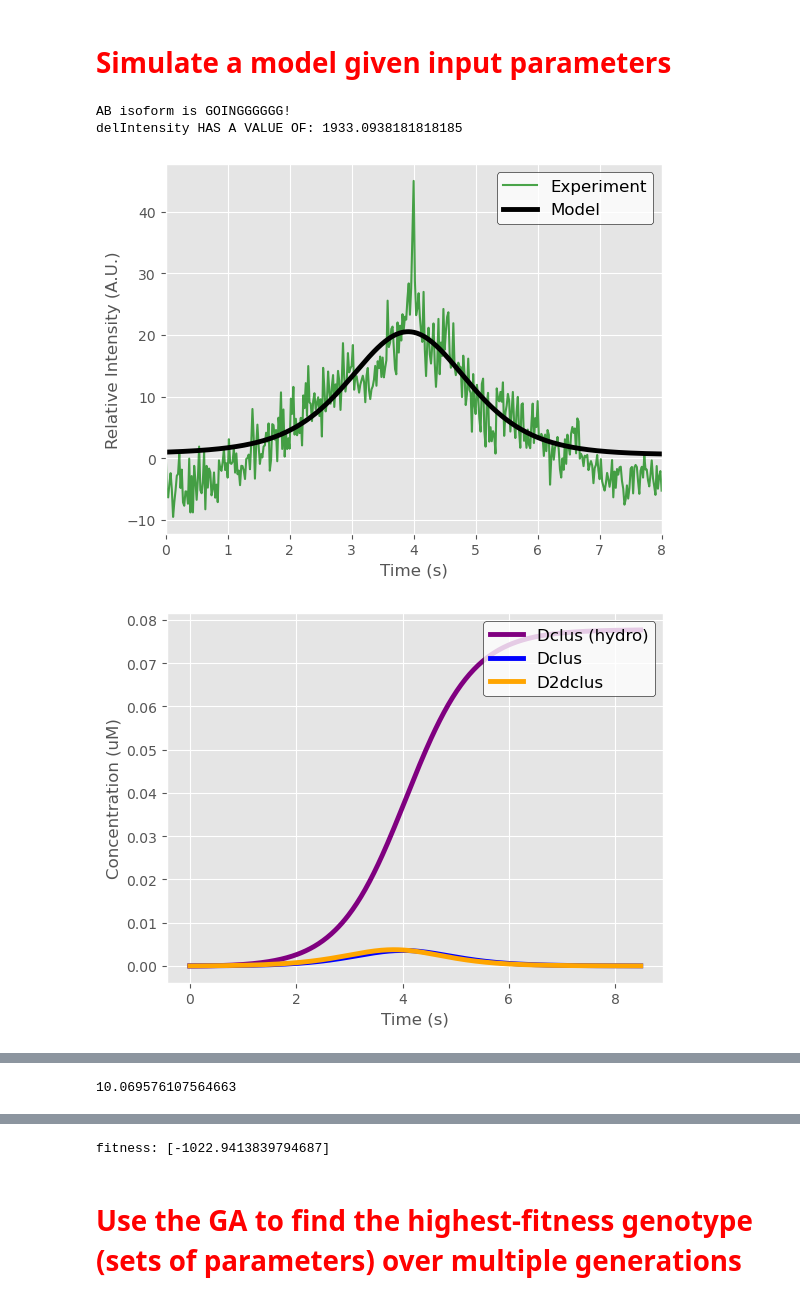
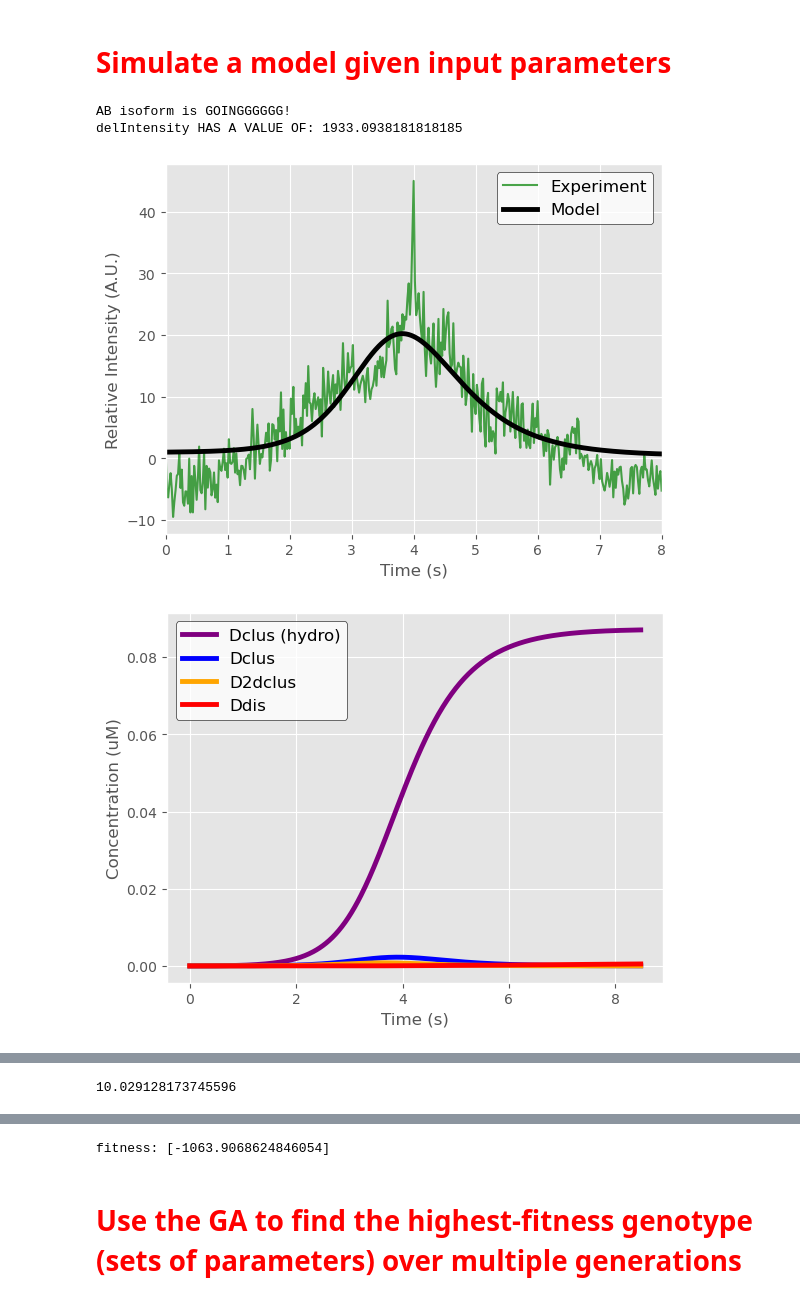
Before and after one commit to lanceman999/dynamin_model, a Jupyter notebook: PythonCode/dynamin1AB_opt_fullKinetics.ipynb, the cells around one changed output, grey strips where cells are left out. Drawn from its saved outputs; the diff is of its cells as text; code cells hidden in the pictures.

Commit message:
working model with DclusHydro disassembling into Ddis

```diff
--- a/PythonCode/dynamin1AB_opt_fullKinetics.ipynb
+++ b/PythonCode/dynamin1AB_opt_fullKinetics.ipynb
@@ -769,42 +775,61 @@ candidate_final2 = np.array([0.020076182135188293, 24.686547953296408, 10.355894
 #most accurate species trajectory with kfdis and kfdis_prop
 candidate_dis5 = np.array([0.015268039748554571, 18.929914002150742, 1.536418515305018, 0.049686738699049576, 0.4220449170869857, 0.2943462337274766, 2.6755418006052007, 475.5922143108078, 68.9547924241103, 0.0071658421916301444, 0.009240439826090862])
 # with just kfdis
-candidate_dis7 = np.array([0.19920998711116378, 2.172458861775014, 2.9066274491153634, 17.318879523082558, 0.0006238793591488535, 0.21955681915326522, 38.73909049381994, 987.2376930123029, 49.70569634607179, 0.00024031976565007057])
-candidate_dis8 = np.array([0.5411956490724477, 3.5542155931434856, 1.1473397389794797, 3.8748067871701473, 0.014675586617559183, 0.7626805858926015, 11.37207362768435, 779.2181385564895, 38.674519473645454, 3.2642401910064085e-05])
-candidate_dis9 = np.array([3, 6.612070855426677, 0.15649895570616687, 21.30740843580352, 0.31627377480721036, 0.692025451445385, 10.94815403529973, 300, 62.541188998838656, 1.4465371168314694e-05])
+#Dclus_hydro contributing to fluorescence
+candidate_dis8 = np.array([0.05905199403310263, 2.9491133723429157, 3.775805865079502, 0.24127437479708994, 0.08659788134051782, 0.003249889236085474, 0.0002789440392165226, 979.475393343128, 10, 0.4408237655722543])
+candidate_dis_9 = np.array([0.026386950446547732, 70.48428962717071, 0.08118544176913692, 0.05427007213943198, 0.6842332376309281, 0.0008280459632642564, 0.00013122349104411572, 775.0227161697709, 12.694086293327155, 0.6075078713720932])
+candidate_dis9 = np.array([0.3, 70.48428962717071, 0.08118544176913692, 0.05427007213943198, 0.6842332376309281, 0.01, 0.0001, 775.0227161697709, 12.694086293327155, 0.6075078713720932])
+
+#Dclus_hydro NOT contributing to fluorescence
+candidate_dis10 = np.array([0.03239656228082615, 6.889625563367709, 10.550307924179398, 2.7007391412671202, 0.2023328619812992, 0.008386938523196455, 0.07213078698635966, 727.13805173643, 78.12358037236638, 0.38791640018478646])
+blah = np.array([0.023855564124655938, 23.342755435287415, 12.74371144052579, 1.3413501922115778, 0.010130324510081938, 0.01, 0.013824835787247454, 547.1310300003734, 80, 0.0022623621604249103])
+blah2 = np.array([0.03339521491558783, 1, 9.39793269851037, 0.4713452690900984, 0.1244194178732287, 0.0072554761594620515, 0.01950888460163302, 706.0999389783, 60.314869396908534, 0.48356977251526284])
+blah3 = np.array([0.06561537729440706, 7.27191153135228, 7.456383415657705, 5.907820398424979, 0.3541058897799419, 0.008913820380738104, 0.022617271272939842, 858.2539742695121, 56.862132890244915, 0.09997494855914253])
+blah4 = np.array([0.04659476352450003, 1.6058275695110007, 15.232476685086569, 10.779187488257412, 0.011700914764712364, 0.01, 0.014425439364993105, 1000, 42.89761915286272, 0.022899055756944495])
+blah5 = np.array([0.010317287912605718, 1.2336348025241994, 21.002494929569462, 0.09568557596617458, 0.0708628834666231, 0.009728258956040075, 0.0230439163503699, 434.3572012589499, 80, 0.034711542720481534])
+blah6 = np.array([0.01, 28.304184082131947, 31.91931127935694, 0.4912933096664789, 0.6387814652271385, 0.009985833354753046, 0.01148473802568525, 601.6965536183433, 80, 0.06371691480437204])
+blah7= np.array([0.019361999205621514, 1.7273350721170946, 21.041956437778996, 1.2794450092564251, 0.01, 0.01, 0.039265546848484024, 654.2917433319169, 61.51123229097505, 0.0025683079773102576])
+blah8 = np.array([0.0674705768177257, 3.5450333501637723, 5.659474169166881, 3.1525445774695586, 0.026746623560939126, 0.008102404691699316, 0.034760816493483185, 772.9627552991186, 64.84236124492004, 0.13127831316834399])
+blah9 = np.array([0.021469241965722294, 1.4786955820175538, 18.059175088171905, 2.31590164858789, 0.28409729802539363, 0.01, 0.04196794920361128, 643.3828667213467, 68.08693182012982, 0.47050683142120203])
+# with kfhyd high!
+blah10 = np.array([0.061630557897458076, 9.554682617811217, 14.673761731777532, 8.730706018948034, 0.030332844899852225, 0.032181925280677044, 0.02878427342411131, 372.8251859382504, 33.492156736161355, 0.0013320900914738248])
 
 
 # With kfDisMem and kfDisSol
 candidate_dis15 = np.array([0.031125291248195016, 5.665743613735634, 0.34347141598353953, 0.07131743305199469, 0.014149415688032883, 0.000940617513160253, 0.0004285640906754287, 717.5787528498314, 15.348430090979056, 0.47422103729266996, 0.024225246925108863])
 candidate_dis16 = np.array([0.021999475852937708, 494.6695139106378, 1.1535014727960076, 0.09098922301252915, 0.6863109910033212, 0.001, 0.0009, 1000, 64.37251687355379, 0.5918253207854505, 0.01323448736678083])
-candidate_dis1_7 = np.array([0.03935367161302807, 500, 0.01, 0.1084318337635615, 0.014826171555181178, 0.0001, 1.0967483836687627e-05, 1000, 30.251459825356513, 0.16466654947577014, 0.8624047823688513])
-candidate_dis17 = np.array([0.03935367161302807, 500, 0.01, 0.1084318337635615, 0.014826171555181178, 0.001, 0.00009, 1000, 30.251459825356513, 0.16466654947577014, 0.8624047823688513])
-
+candidate_dis17 = np.array([0.03935367161302807, 500, 0.01, 0.1084318337635615, 0.014826171555181178, 0.0001, 1.0967483836687627e-05, 1000, 30.251459825356513, 0.16466654947577014, 0.8624047823688513])
+candidate_dis18 = np.array([0.03935367161302807, 500, 0.01, 0.1084318337635615, 0.014826171555181178, 0.001, 0.00009, 1000, 30.251459825356513, 0.16466654947577014, 0.8624047823688513])
 
 # With just kfDisSol
 candidate_disSol1 = np.array([0.04622496202645265, 15.95453482262027, 0.01, 0.10708620149704894, 0.01596975319160544, 0.0001, 0.001440003685100629, 1000, 13.965831077161015, 0.9198588969624103])
 candidate_disSol2 = np.array([0.03643364080662373, 19.05123449911862, 4.114467490044273, 0.14281108143501367, 0.0683267088184179, 0.004096299819781437, 0.005283392037707891, 649.839651577421, 22.676067949723873, 0.5731014718840878])
 candidate_disSol3 = np.array([0.0336295987688017, 27.15924668337768, 1.2001473705484622, 0.09497935525812057, 0.4536001270151421, 0.001, 0.0007014664913992817, 1000, 21.915571560977337, 0.6567453517940952])
+
+# With kfDisMem and kfDisSol but DclusHdyro NOT contributing to fluorescence!
+candidate__new = np.array([0.02044343880932403, 301.37185815291804, 0.0298594135386856, 0.04637585118278198, 0.35281905955785925, 0.0005079203776487649, 1.4764455292122713e-05, 665.853885622659, 33.731853251509236, 2, 0.2533920713021411])
+candidate_new = np.array([0.018551681590610734, 81.60121018102282, 0.04409058290608488, 0.04537321259213306, 0.25043079575046095, 0.0011316614627373406, 0.00026643209104534573, 309.9226744345679, 44.32361733141505, 0.0881834200776992, 0.03161896422409056])
+
 
 # kfDRC = candidate[0]
 # RdiluteDens = candidate[1]
 # kfDydy = kfDRC*candidate[2]
 # RclusDens = DmemDens/candidate[3]
 # kfDRD = candidate[4]
 # kfhyd = candidate[5]
 # kfhyd_propagate = candidate[6]
 # GTPconc = candidate[7]
 # Dmemo = candidate[8]
 # kfdis = candidate[9]
 # kfdisProp = candidate[10]
 
-solutions = model.simulate(candidate_final2)
-model.plotModel(candidate_final2, showConc = True, mode = "test", save = True)
+solutions = model.simulate(blah10)
+model.plotModel(blah10, showConc = True, mode = "test") #save = True)
 timePts=model.timePoints
-[fitness] = model.evaluate_parms(candidate_final2)
+[fitness] = model.evaluate_parms(blah10)
 print("fitness: "+ str(fitness))
 # %% [output]
 AB isoform is GOINGGGGGG!
 delIntensity HAS A VALUE OF: 1933.0938181818185
-[figure, old version]
+[figure, new version]
-[figure, old version]
+[figure, new version]
@@ -815 +840 @@ delIntensity HAS A VALUE OF: 1933.0938181818185
-10.069576107564663
+10.029128173745596
@@ -817,4 +842,4 @@ delIntensity HAS A VALUE OF: 1933.0938181818185
-fitness: [-1022.9413839794687]
+fitness: [-1063.9068624846054]
 # %% [markdown]
 # <font color='red'>Use the GA to find the highest-fitness genotype (sets of parameters) over multiple generations</font>
 # %%
```
Also changed, not shown: parts of 6 cells of this notebook.
